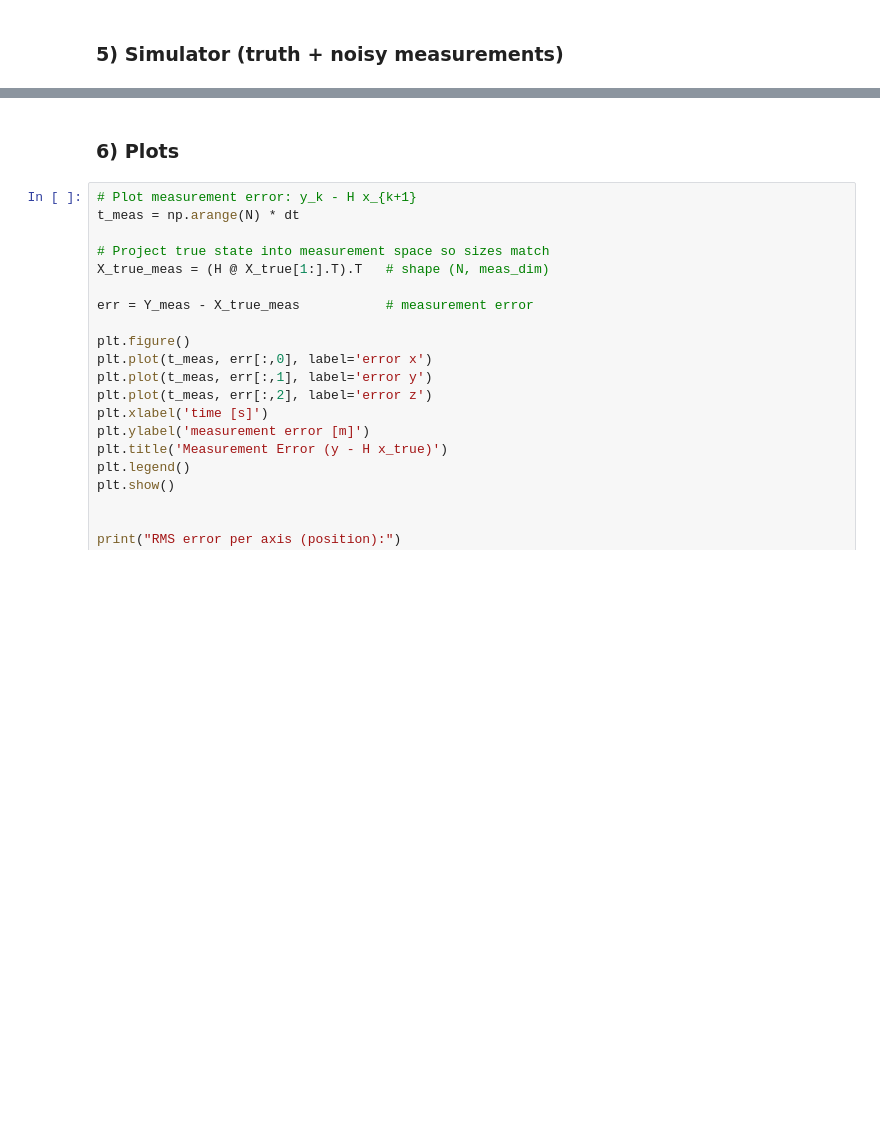
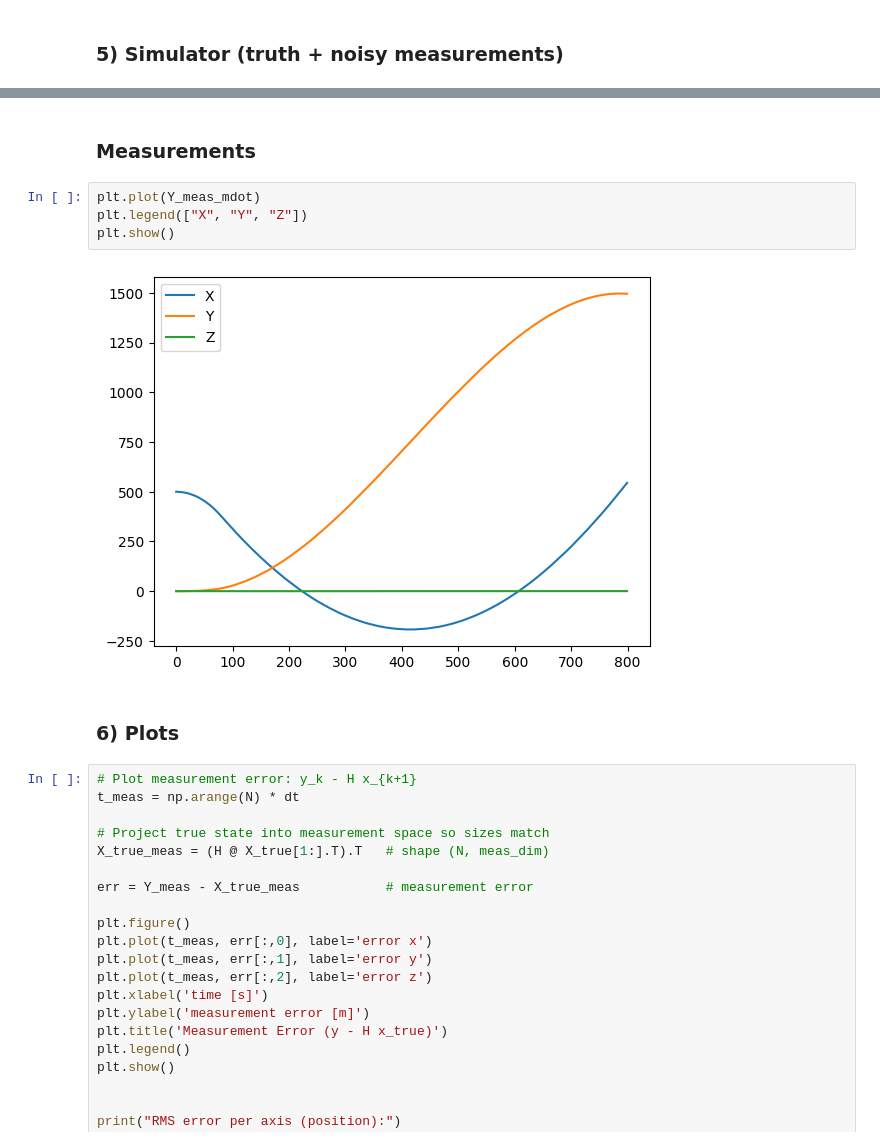
Before and after one commit to colin-skinner/AA228-orbital-rendezvous, a Jupyter notebook: HCWDynamics.ipynb, the cells around one changed output, grey strips where cells are left out. Cells and saved outputs as stored; diff of their text form; blank space fills up the shorter version.

```diff
--- a/HCWDynamics.ipynb
+++ b/HCWDynamics.ipynb
@@ -287,3 +345,11 @@ X_true, Y_meas = simulate(Ad, Bd, Qd, H, R, x0, U)
+# %% [markdown]
+### Measurements
+# %%
+plt.plot(Y_meas_mdot)
+plt.legend(["X", "Y", "Z"])
+plt.show()
+# %% [output]
+[figure, added]
 # %% [markdown]
 ### 6) Plots
 # %%
```
Also changed, not shown: parts of 7 cells of this notebook.
